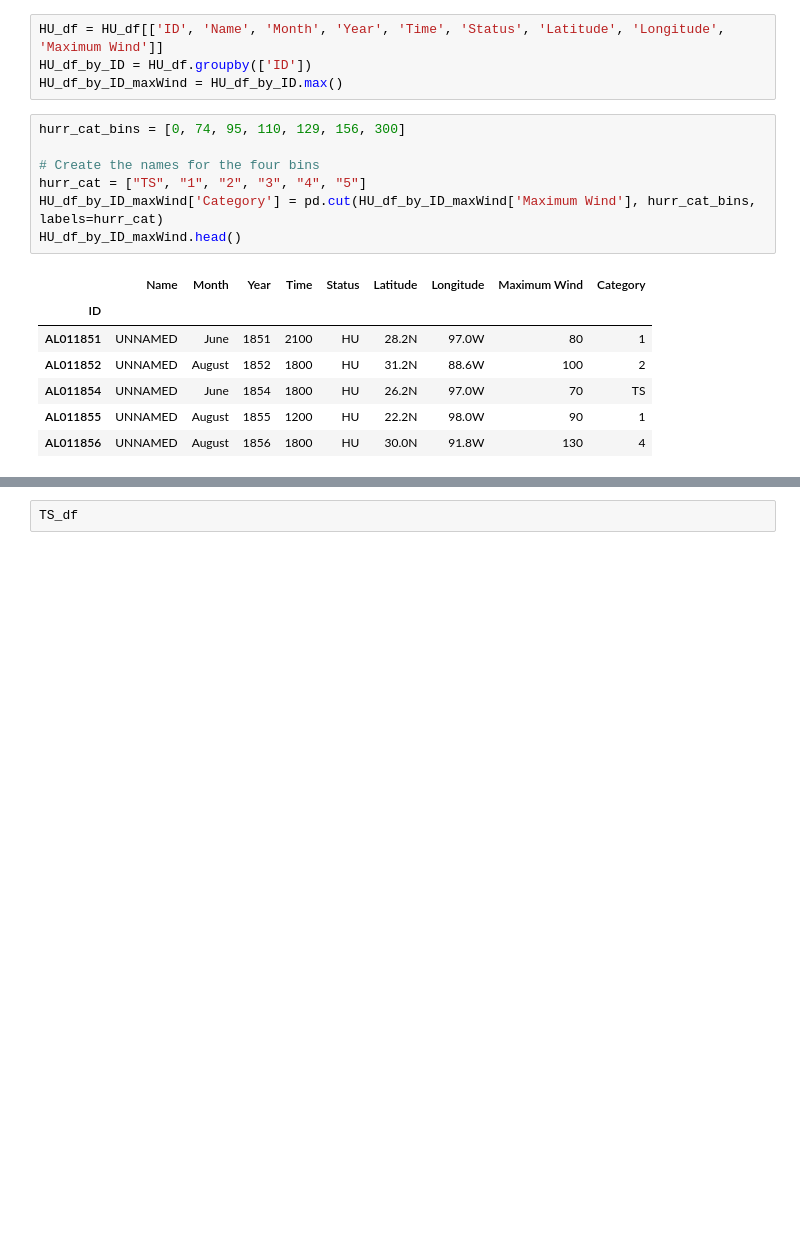
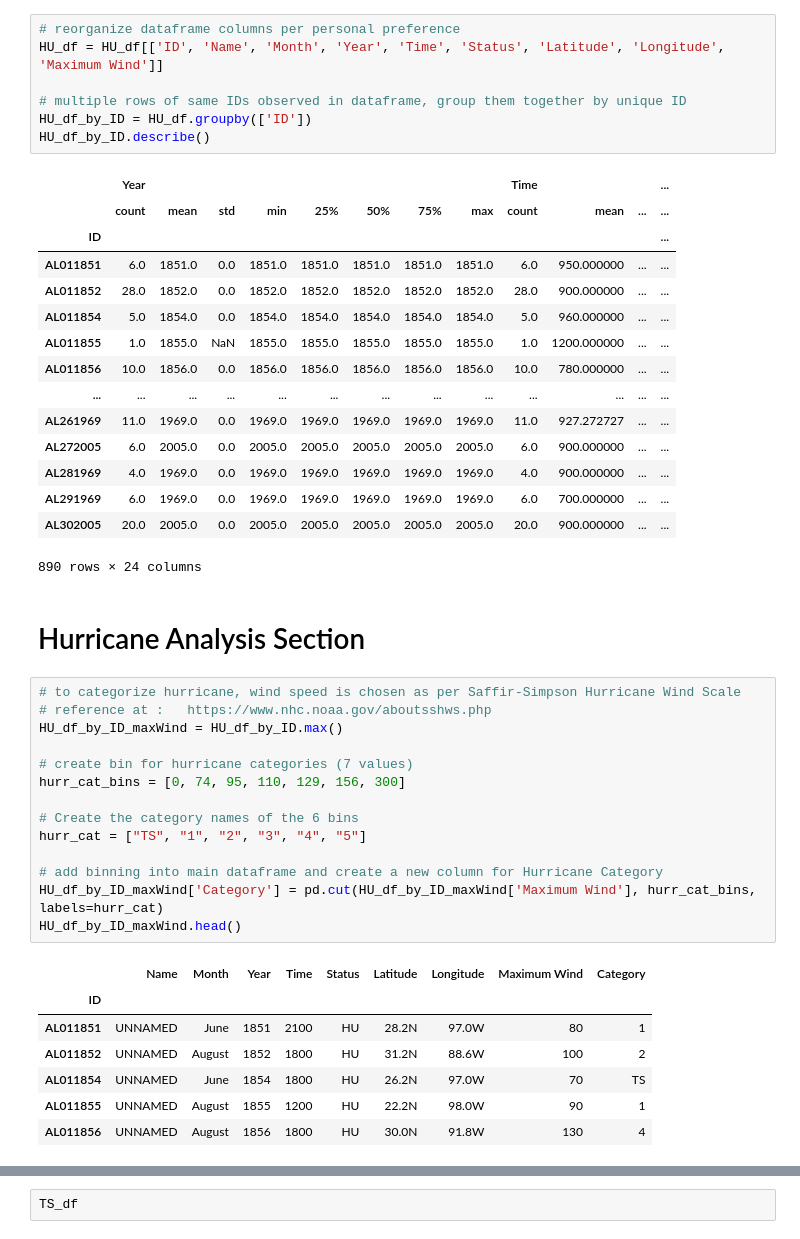
Before and after one commit to henryle-n/Hurricane-History-Analysis, a Jupyter notebook: HLe_Work.ipynb, the cells around one changed output, grey strips where cells are left out. Drawn from its saved outputs; the diff is of its cells as text; blank space fills up the shorter version.

```diff
--- a/HLe_Work.ipynb
+++ b/HLe_Work.ipynb
@@ -56,12 +51,40 @@ HU_df
 # %%
+# reorganize dataframe columns per personal preference
 HU_df = HU_df[['ID', 'Name', 'Month', 'Year', 'Time', 'Status', 'Latitude', 'Longitude', 'Maximum Wind']]
+
+# multiple rows of same IDs observed in dataframe, group them together by unique ID
 HU_df_by_ID = HU_df.groupby(['ID'])
-HU_df_by_ID_maxWind = HU_df_by_ID.max()
+HU_df_by_ID.describe()
+# %% [output]
+|  | Year |  |  |  |  |  |  |  | Time |  |  | ... |
+|  | count | mean | std | min | 25% | 50% | 75% | max | count | mean | ... | ... |
+| ID |  |  |  |  |  |  |  |  |  |  |  | ... |
+| AL011851 | 6.0 | 1851.0 | 0.0 | 1851.0 | 1851.0 | 1851.0 | 1851.0 | 1851.0 | 6.0 | 950.000000 | ... | ... |
+| AL011852 | 28.0 | 1852.0 | 0.0 | 1852.0 | 1852.0 | 1852.0 | 1852.0 | 1852.0 | 28.0 | 900.000000 | ... | ... |
+| AL011854 | 5.0 | 1854.0 | 0.0 | 1854.0 | 1854.0 | 1854.0 | 1854.0 | 1854.0 | 5.0 | 960.000000 | ... | ... |
+| AL011855 | 1.0 | 1855.0 | NaN | 1855.0 | 1855.0 | 1855.0 | 1855.0 | 1855.0 | 1.0 | 1200.000000 | ... | ... |
+| AL011856 | 10.0 | 1856.0 | 0.0 | 1856.0 | 1856.0 | 1856.0 | 1856.0 | 1856.0 | 10.0 | 780.000000 | ... | ... |
+| ... | ... | ... | ... | ... | ... | ... | ... | ... | ... | ... | ... | ... |
+| AL261969 | 11.0 | 1969.0 | 0.0 | 1969.0 | 1969.0 | 1969.0 | 1969.0 | 1969.0 | 11.0 | 927.272727 | ... | ... |
+| AL272005 | 6.0 | 2005.0 | 0.0 | 2005.0 | 2005.0 | 2005.0 | 2005.0 | 2005.0 | 6.0 | 900.000000 | ... | ... |
+| AL281969 | 4.0 | 1969.0 | 0.0 | 1969.0 | 1969.0 | 1969.0 | 1969.0 | 1969.0 | 4.0 | 900.000000 | ... | ... |
+| AL291969 | 6.0 | 1969.0 | 0.0 | 1969.0 | 1969.0 | 1969.0 | 1969.0 | 1969.0 | 6.0 | 700.000000 | ... | ... |
+| AL302005 | 20.0 | 2005.0 | 0.0 | 2005.0 | 2005.0 | 2005.0 | 2005.0 | 2005.0 | 20.0 | 900.000000 | ... | ... |
+890 rows × 24 columns
+# %% [markdown]
+# Hurricane Analysis Section
 # %%
+# to categorize hurricane, wind speed is chosen as per Saffir-Simpson Hurricane Wind Scale
+# reference at :   https://www.nhc.noaa.gov/aboutsshws.php
+HU_df_by_ID_maxWind = HU_df_by_ID.max()
+
+# create bin for hurricane categories (7 values)
 hurr_cat_bins = [0, 74, 95, 110, 129, 156, 300]
 
-# Create the names for the four bins
+# Create the category names of the 6 bins
 hurr_cat = ["TS", "1", "2", "3", "4", "5"]
+
+# add binning into main dataframe and create a new column for Hurricane Category
 HU_df_by_ID_maxWind['Category'] = pd.cut(HU_df_by_ID_maxWind['Maximum Wind'], hurr_cat_bins, labels=hurr_cat)
 HU_df_by_ID_maxWind.head()
 # %% [output]
```
Also changed, not shown: parts of 23 cells of this notebook, 2 other files.
